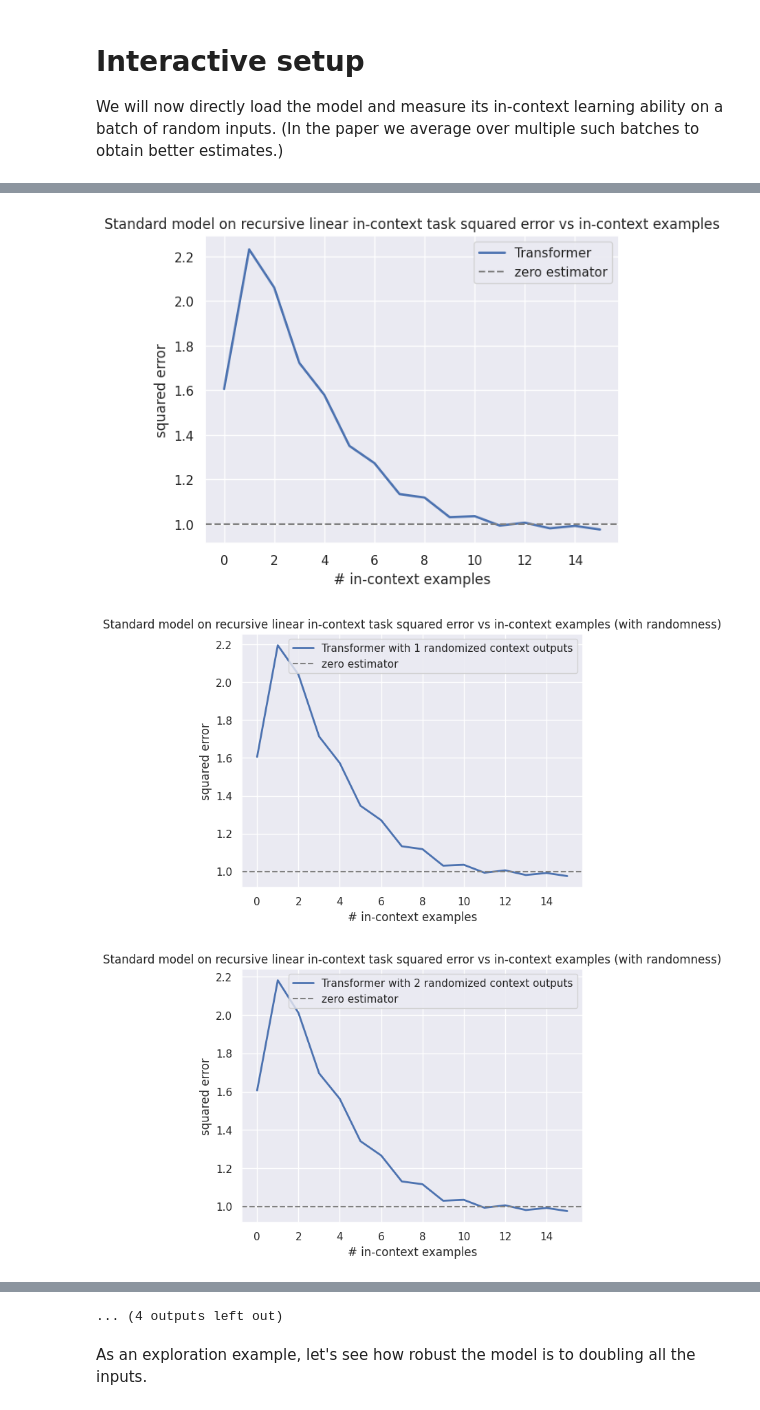
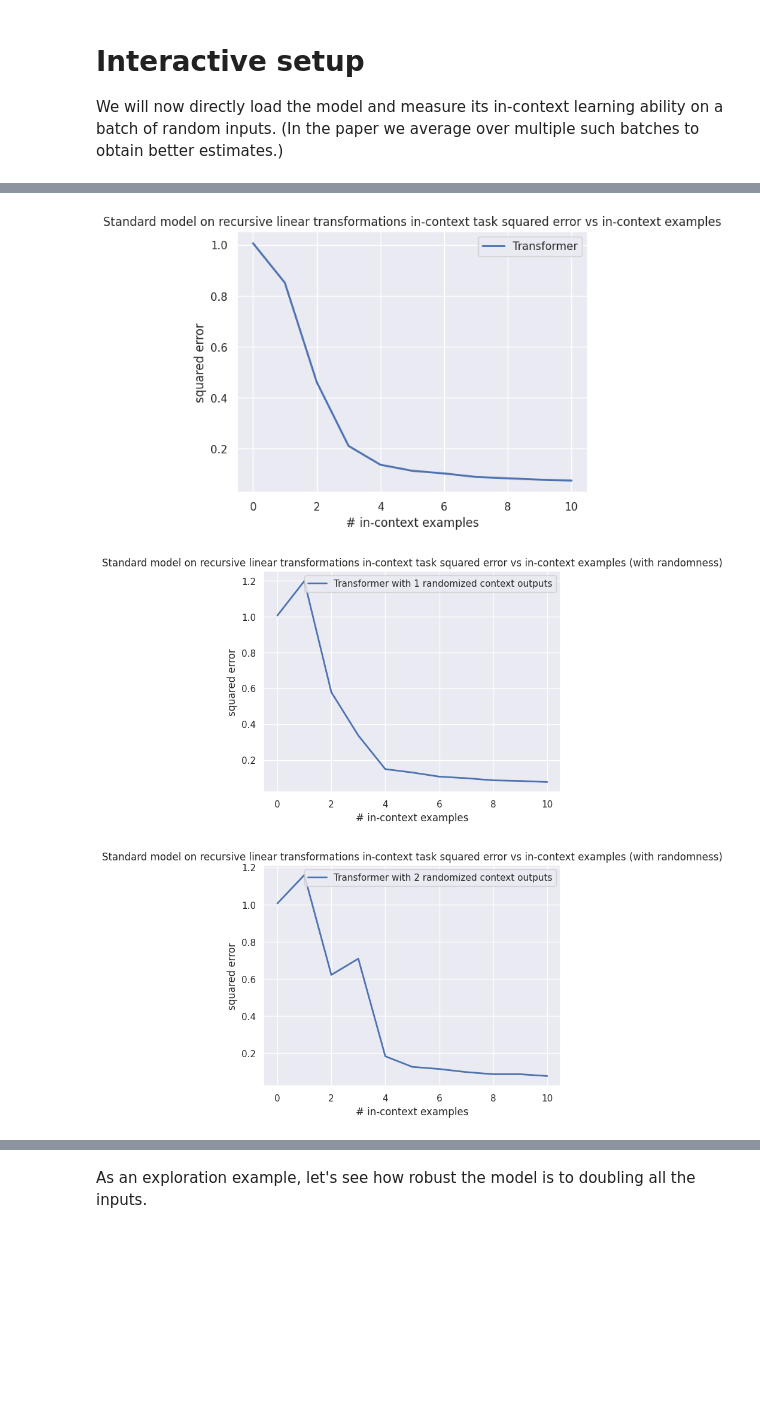
Before and after one commit to dtsip/in-context-learning, a Jupyter notebook: src/eval.ipynb, the cells around one changed output, grey strips where cells are left out. Cells and saved outputs as stored; diff of their text form; code cells hidden in the pictures; blank space fills up the shorter version.

```diff
--- a/src/eval.ipynb
+++ b/src/eval.ipynb
@@ -26,22 +29,22 @@ run_dir = "../models"
 df = read_run_dir(run_dir)
 # df  # list all the runs in our run_dir
 # %%
-task = "seq_relu_2nn"
+# task = "seq_relu_2nn"
 #task = "sparse_linear_regression"
 #task = "decision_tree"
 # task = "relu_2nn_regression"
 # task = "linear_regression"
-# task = "seq_linear"
+task = "seq_rec_linear"
 
 # run_id = "first-successful"
 # run_id = "07cc4080-7c97-4ee7-a2eb-c2ea7c3257b8" # emma's slightly trained relu
-run_id = "squared_error_run" # december 5th relu, failed file lmao
+run_id = "ed355d8c-8f13-42cc-8593-785a3658b2e7" # december 5th relu, failed file lmao
 # run_id = "d74dac35-5609-480f-ba44-091f72832849" # seq linear
 
 # model name for plots, make sure to capitalize the first letter
 model_size = "Standard"
 # task name for plots
-task_name = "sequential ReLu"
+task_name = "recursive linear transformations"
 
 run_path = os.path.join(run_dir, task, run_id)
 recompute_metrics = True
@@ -281,7 +292,8 @@ baseline = {
     "relu_2nn_regression": n_dims,
     "decision_tree": 1,
     "seq_relu_2nn": 0,
-    "seq_linear": 1
+    "seq_linear": 1,
+    "seq_rec_linear": 0
 }[conf.training.task]
 
 plt.plot(loss.mean(axis=0), lw=2, label="Transformer")
@@ -291,33 +303,33 @@ plt.ylabel("squared error")
 plt.legend()
 plt.title(model_size + " model on " + task_name + " in-context task squared error vs in-context examples")
 plt.show()
 # save_current_figure(fig_output_dir, "eval_on_transformer")
 
 # if (not SEQ):
 num_random = 1
 
 for randomized_pred in randomized_pred_array:
     randomized_loss = metric(randomized_pred, ys).numpy()
 
     plt.plot(randomized_loss.mean(axis=0), lw=2, label="Transformer with " + str(num_random) +  " randomized context outputs")
     # plt.axhline(baseline, ls="--", color="gray", label="zero estimator")
     plt.xlabel("# in-context examples")
     plt.ylabel("squared error")
     plt.legend()
     plt.title(model_size + " model on " + task_name + " in-context task squared error vs in-context examples (with randomness)")
     plt.show()
     # save_current_figure(fig_output_dir, "eval_on_transformer_" + str(num_random) + "_randomized_context")
     num_random += 1
 
 
 
 # plt.plot(randomized_loss_w_random.mean(axis=0), lw=2, label="Transformer with randomized context")
 # plt.axhline(baseline, ls="--", color="gray", label="zero estimator")
 # plt.xlabel("# in-context examples")
 # plt.ylabel("squared error")
 # plt.legend()
 # plt.show()
 # %% [output]
-[figure, old version]
+[figure, new version]
-[figure, old version]
+[figure, new version]
-[figure, old version]
+[figure, new version]
@@ -333,4 +344,3 @@ for randomized_pred in randomized_pred_array:
-... (4 outputs left out)
 # %% [markdown]
 As an exploration example, let's see how robust the model is to doubling all the inputs.
 # %%
```
Also changed, not shown: parts of 5 cells of this notebook, 5 other files.
